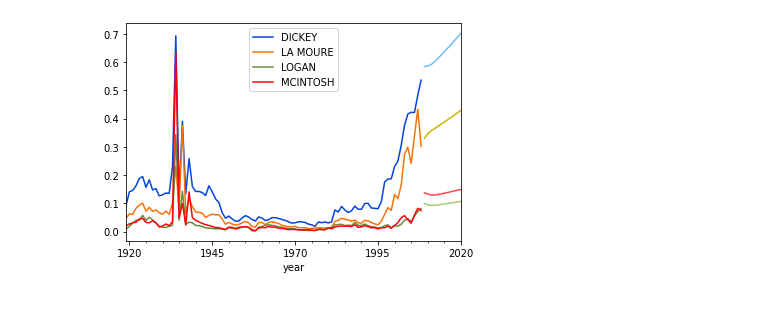
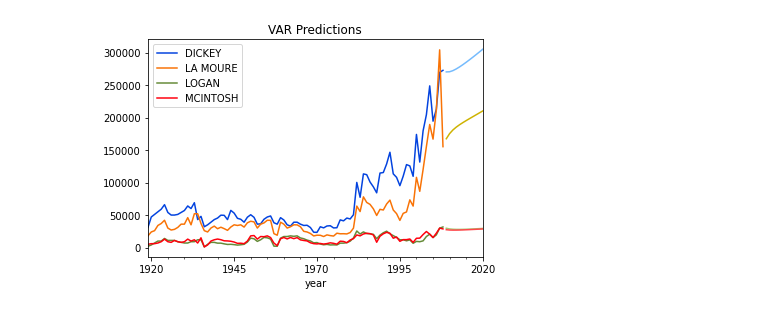
Before and after one commit to porter7678/farm-prophets, a Jupyter notebook: models/VARmodel.ipynb, the cells around one changed output. Drawn from its saved outputs; the diff is of its cells as text; code cells hidden in the pictures.

```diff
--- a/models/VARmodel.ipynb
+++ b/models/VARmodel.ipynb
@@ -10,5 +28,5 @@ corn_frame = pd.DataFrame(index=load_frame.index.unique(),columns=load_frame['co
 # %%
-load_frame_perc = load_frame[load_frame['commodity_desc']=='CORN'][['county_name','percent']]
+load_frame_perc = load_frame[load_frame['commodity_desc']=='CORN'][['county_name','value']]
 # %%
 for county in corn_frame.columns:
-    corn_frame[county] = load_frame_perc[load_frame_perc['county_name'] == county]['percent']
+    corn_frame[county] = load_frame_perc[load_frame_perc['county_name'] == county]['value']
@@ -29,10 +75,12 @@ pred = pd.DataFrame(prediction,index=corn_frame.index[90:],columns=corn_frame.co
 # %%
 from matplotlib import pyplot as plt
 from matplotlib.cm import get_cmap
 import numpy as np
 
 ax = train.plot(color={'DICKEY':'xkcd:blue','LA MOURE':'xkcd:orange','LOGAN':'xkcd:moss green','MCINTOSH':'xkcd:bright red'})
 pred.plot(ax=ax,color={'DICKEY':'xkcd:sky blue','LA MOURE':'xkcd:mustard','LOGAN':'xkcd:light moss green','MCINTOSH':'xkcd:light red'},legend=False)
+plt.title('VAR Predictions')
+plt.savefig('VAR Predictions.png')
 plt.show()
 # %% [output]
-[figure, old version]
+[figure, new version]
```
Also changed, not shown: parts of 15 cells of this notebook.
